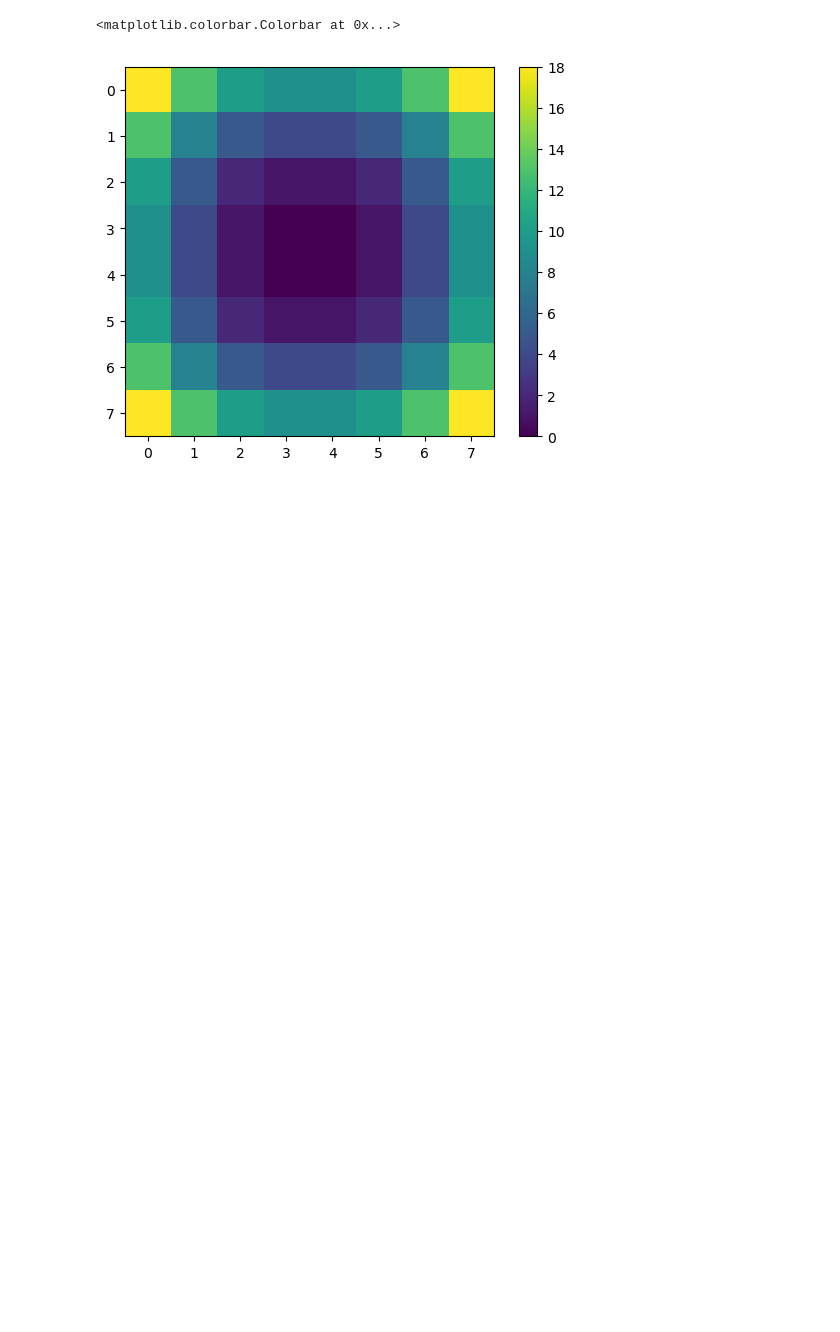
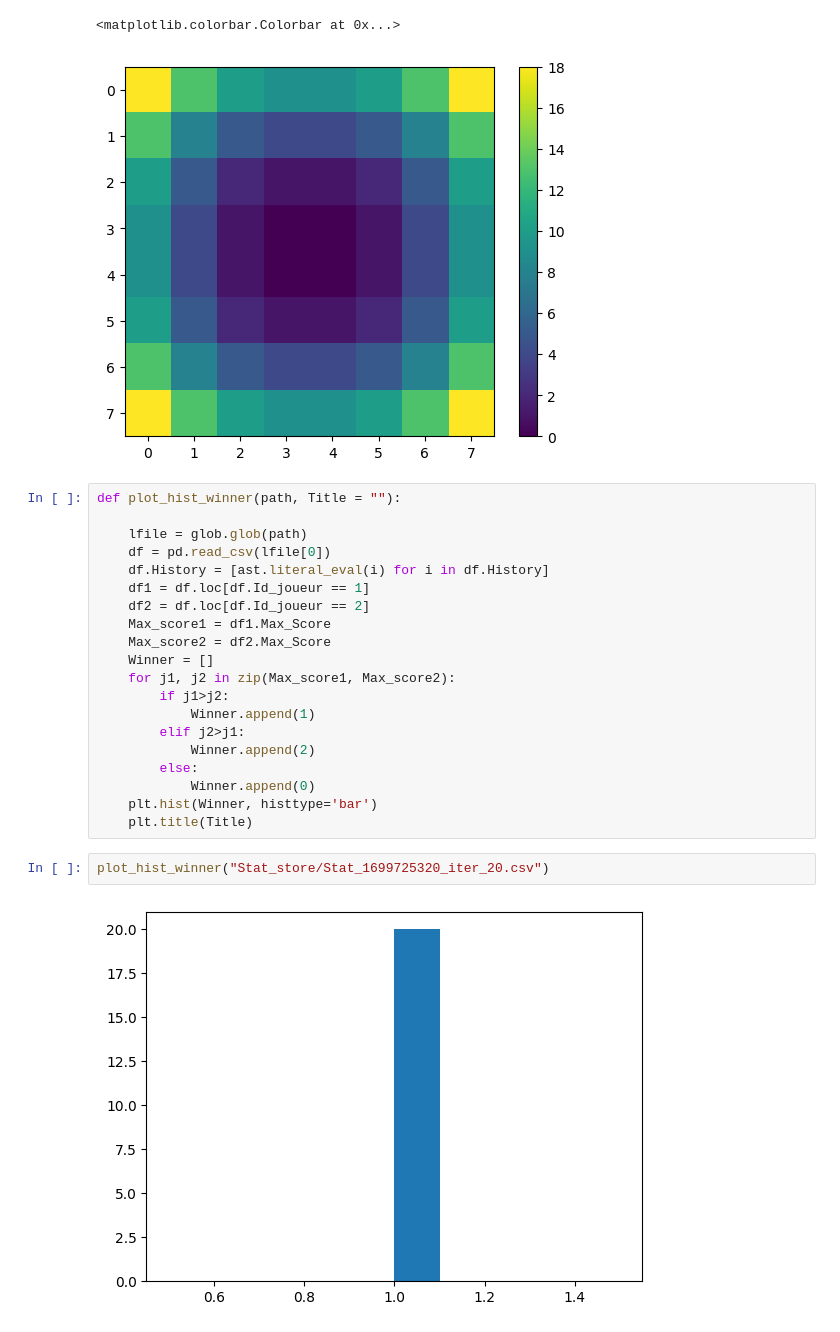
Before and after one commit to BenBouiss/Othello, a Jupyter notebook: Stat_exploration.ipynb, the cells around one changed output. Drawn from its saved outputs; the diff is of its cells as text; blank space fills up the shorter version.

```diff
--- a/Stat_exploration.ipynb
+++ b/Stat_exploration.ipynb
@@ -246,3 +255,27 @@ plt.colorbar()
 # %% [output]
 <matplotlib.colorbar.Colorbar at 0x...>
 [figure]
+# %%
+def plot_hist_winner(path, Title = ""):
+
+    lfile = glob.glob(path)
+    df = pd.read_csv(lfile[0])
+    df.History = [ast.literal_eval(i) for i in df.History]
+    df1 = df.loc[df.Id_joueur == 1]
+    df2 = df.loc[df.Id_joueur == 2]
+    Max_score1 = df1.Max_Score
+    Max_score2 = df2.Max_Score
+    Winner = []
+    for j1, j2 in zip(Max_score1, Max_score2):
+        if j1>j2:
+            Winner.append(1)
+        elif j2>j1:
+            Winner.append(2)
+        else:
+            Winner.append(0)
+    plt.hist(Winner, histtype='bar')
+    plt.title(Title)
+# %%
+plot_hist_winner("Stat_store/Stat_1699725320_iter_20.csv")
+# %% [output]
+[figure, added]
```
Also changed, not shown: parts of 5 cells of this notebook, 10 other files.
